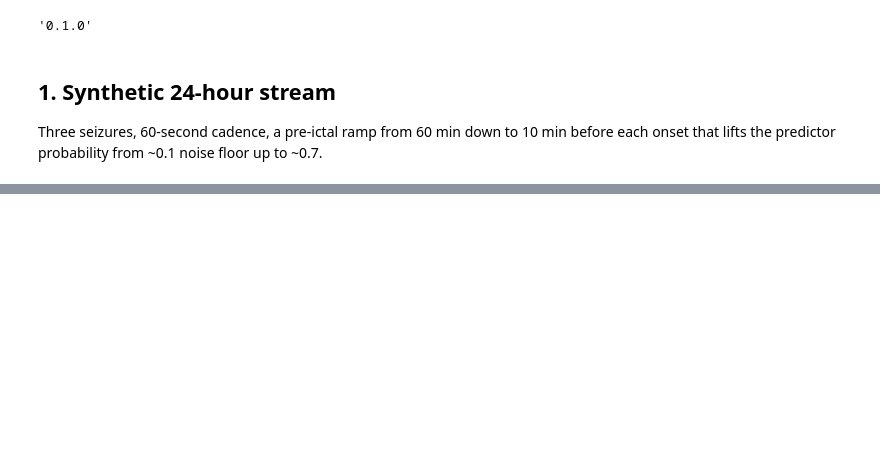
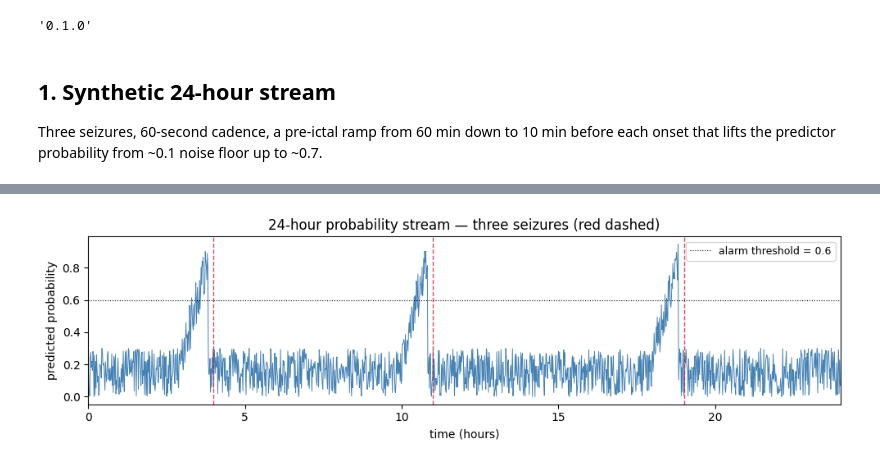
Before and after one commit to scitex-ai/scitex-seizure-metrics, a Jupyter notebook: examples/02_forecasting_quick_start.ipynb, the cells around one changed output, grey strips where cells are left out. Cells and saved outputs as stored; diff of their text form; code cells hidden in the pictures; blank space fills up the shorter version.

```diff
--- a/examples/02_forecasting_quick_start.ipynb
+++ b/examples/02_forecasting_quick_start.ipynb
@@ -89,0 +58,15 @@ beats chance (alarm)   : n/a
+# %%
+fig, ax = plt.subplots(figsize=(10, 3))
+ax.plot(times / 3600, proba, color='steelblue', linewidth=0.7)
+for sz in seizures:
+    ax.axvline(sz / 3600, color='crimson', linestyle='--', linewidth=1, alpha=0.8)
+ax.axhline(0.6, color='black', linestyle=':', linewidth=0.8, label='alarm threshold = 0.6')
+ax.set_xlabel('time (hours)')
+ax.set_ylabel('predicted probability')
+ax.set_title('24-hour probability stream — three seizures (red dashed)')
+ax.set_xlim(0, 24)
+ax.legend(loc='upper right', fontsize=9)
+plt.tight_layout()
+plt.show()
+# %% [output]
+[figure, added]
```
Also changed, not shown: parts of 20 cells of this notebook, 7 other files.
